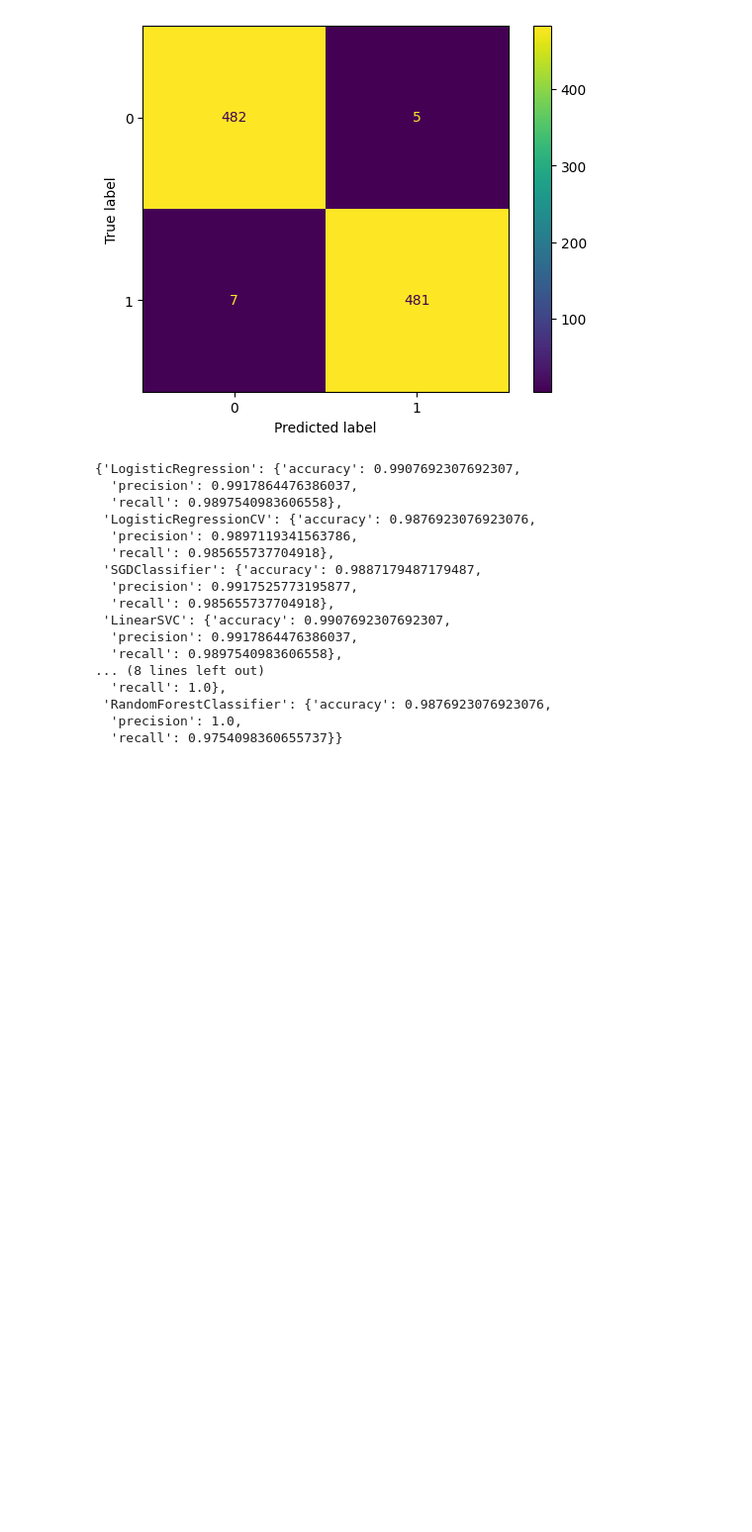
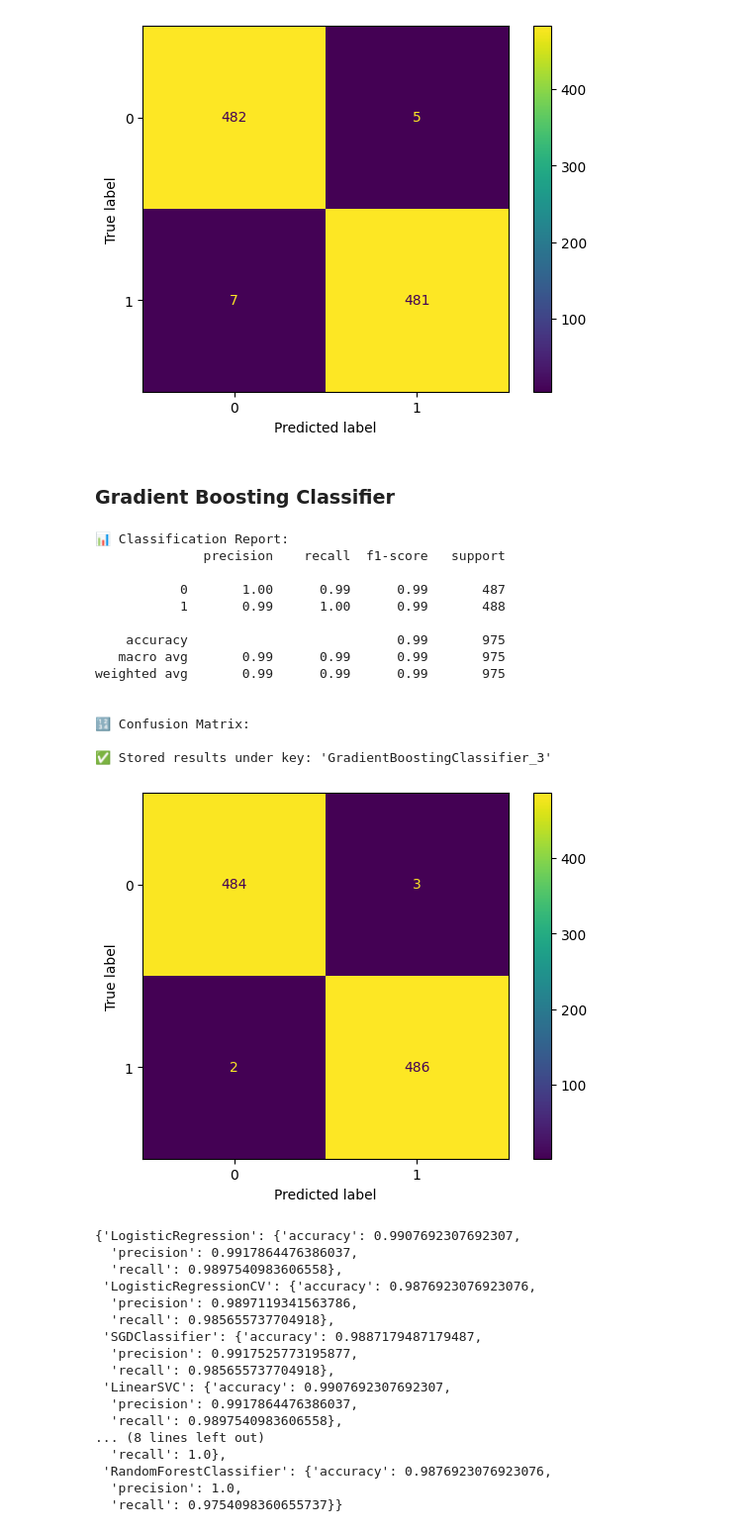
Before and after one commit to rizz045/Predicting-Personality-Traits-Using-Social-Behavior-Patterns, a Jupyter notebook: Personality_Prediction_Using_ML.ipynb, the cells around one changed output. Shown at 99% size. Saved outputs shown, nothing was run; the diff lists cells and outputs as text; code cells hidden in the pictures; blank space fills up the shorter version.

```diff
--- a/Personality_Prediction_Using_ML.ipynb
+++ b/Personality_Prediction_Using_ML.ipynb
@@ -564,6 +566,30 @@ weighted avg       0.99      0.99      0.99       975
 
 ✅ Stored results under key: 'ExtraTreesClassifier'
 [figure]
+# %% [markdown]
+### Gradient Boosting Classifier
+# %%
+from sklearn.ensemble import GradientBoostingClassifier
+
+gbc = GradientBoostingClassifier(n_estimators=100, learning_rate=0.1, loss="log_loss")
+gbc.fit(x_train, y_train)
+eval_metrics(gbc, x_test, y_test)
+# %% [output]
+📊 Classification Report:
+              precision    recall  f1-score   support
+
+           0       1.00      0.99      0.99       487
+           1       0.99      1.00      0.99       488
+
+    accuracy                           0.99       975
+   macro avg       0.99      0.99      0.99       975
+weighted avg       0.99      0.99      0.99       975
+
+
+🔢 Confusion Matrix:
+
+✅ Stored results under key: 'GradientBoostingClassifier_3'
+[figure, added]
 # %%
 model_results
 # %% [output]
```
Also changed, not shown: parts of 1 cell of this notebook.
